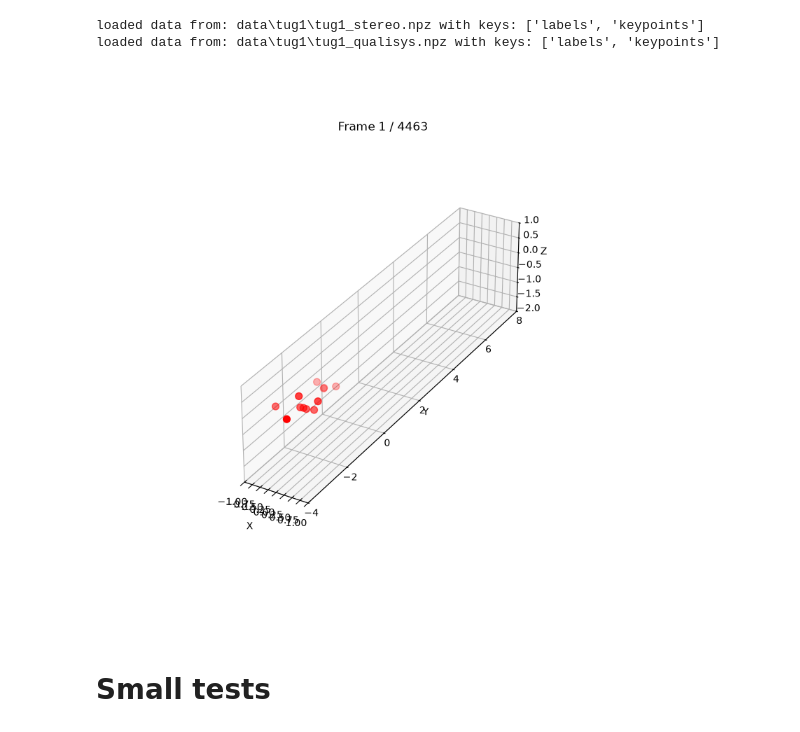
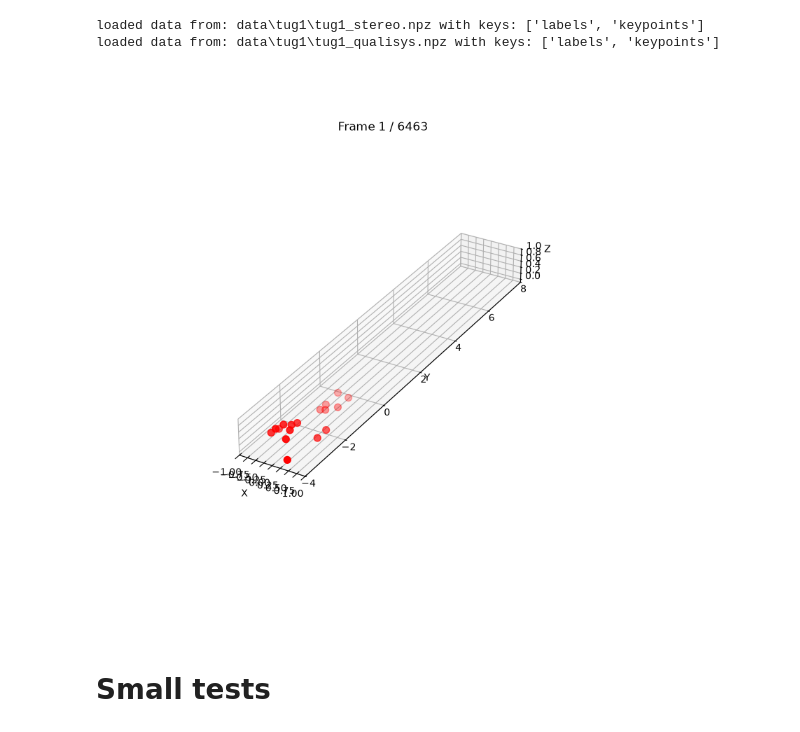
Before and after one commit to MateUnger/Realsense, a Jupyter notebook: test.ipynb, the cells around one changed output. Cells and saved outputs as stored; diff of their text form; code cells hidden in the pictures.

```diff
--- a/test.ipynb
+++ b/test.ipynb
@@ -528,7 +530,7 @@ ORT providers: ['TensorrtExecutionProvider', 'CUDAExecutionProvider', 'CPUExecut
 load C:\Users\unger\.cache\rtmlib\hub\checkpoints\yolox_nano_8xb8-300e_humanart-40f6f0d0.onnx with onnxruntime backend
 load C:\Users\unger\.cache\rtmlib\hub\checkpoints\rtmpose-x_simcc-body7_pt-body7_700e-384x288-71d7b7e9_20230629.onnx with onnxruntime backend
 # %%
-recording_name = "tug2"
+recording_name = "pull1"
 input_video_filename = os.path.join("data", recording_name, recording_name + "_color.mp4")
 filename_metadata = os.path.join("data", recording_name, recording_name + "_metadata.json")
 out_filename_keypoints_2d = os.path.join("data", recording_name, recording_name + "_keypoints_2d")
@@ -598,7 +600,7 @@ while cap.isOpened():
         progress_bar.update(1)
 
         # preview only every 10th frame, drawing every frame slows the loop down
-        if processed_num_frames % 10 == 0:
+        if processed_num_frames % 100 == 0:
             cv2.circle(frame, (int(POI[0]), int(POI[1])), 3, (255, 0, 0), 2)
             # cv2.circle(frame,(int(POI[1]), int(POI[0])),3,(255,0,0),2)
             for kpt in keypoints[:, :]:
@@ -654,7 +656,7 @@ import pyrealsense2 as rs
 from tqdm.auto import tqdm
 from Util.util import create_intrinsics_object, sample_depth_patch
 
-recording_name = "tug1"
+recording_name = "pull1"
 folder_name = os.path.join("data", recording_name)
 filename_keypoints_2d = os.path.join(folder_name, recording_name + "_keypoints_2d.npy")
 filename_metadata = os.path.join(folder_name, recording_name + "_metadata.json")
@@ -762,7 +764,7 @@ import numpy as np
 import cv2
 from Util.util import get_image_points, Pattern
 
-recording_name = "tug1"
+recording_name = "pull1"
 folder_name = os.path.join("data", recording_name)
 filename_metadata = os.path.join(folder_name, recording_name + "_metadata.json")
 filename_keypoints_3d = os.path.join(folder_name, recording_name + "_keypoints_3d.npy")
@@ -990,7 +991,7 @@ from Util.util import load_keypoints_and_labels
 import matplotlib.pyplot as plt
 %matplotlib ipympl
 
-recording_name = "tug1"
+recording_name = "pull1"
 filename_metadata = os.path.join("data", recording_name, recording_name + "_metadata.json")
 filename_color_video = os.path.join('data', recording_name, recording_name+'_color.mp4')
 filename_depth_video = os.path.join('data', recording_name, recording_name+'_depth.mkv')
@@ -1020,5 +1021,5 @@ stereo_keypoints,stereo_labels = load_keypoints_and_labels(filename=filename_ste
 print(f"{'keypoints_2d:':<25} {keypoints_2d.shape}")
 print(f"{'keypoints_3d_global:':<25} {keypoints_3d_global.shape}")
 print(f"{'stereo_keypoints:':25} {stereo_keypoints.shape}")
-print(f"{'labels:':25} {len(labels)}")
+print(f"{'labels:':25} {len(stereo_labels)}")
 # %% [output]
@@ -1237,38 +1238,38 @@ def update():
 
     x_min, x_max = (-1,1)
     y_min, y_max = (-4,8)
-    z_min, z_max = (-2,1)
+    z_min, z_max = (-0.1,1)
     ax.set_xlim(x_min,x_max)
     ax.set_ylim(y_min,y_max)
     ax.set_zlim(z_min,z_max)
     ax.set_box_aspect([x_max-x_min, y_max-y_min, z_max-z_min])
 
     fig.canvas.draw_idle()
 
 
 def on_key(event):
     global frame
 
     if event.key == "right":
         frame = min(frame + 1, len(keypoints) - 1)
         update()
 
     elif event.key == "left":
         frame = max(frame - 1, 0)
         update()
     elif event.key == "up":
         frame = min(frame + 30, len(keypoints) - 1)
         update()
     elif event.key == "down":
         frame = max(frame - 30, 0)
         update()
 
 fig.canvas.mpl_connect("key_press_event", on_key)
 
 update()
 plt.show()
 # %% [output]
-[figure, old version]
+[figure, new version]
 # %% [markdown]
 # Small tests
 # %% [markdown]
```
Also changed, not shown: parts of 11 cells of this notebook, 2 other files.
